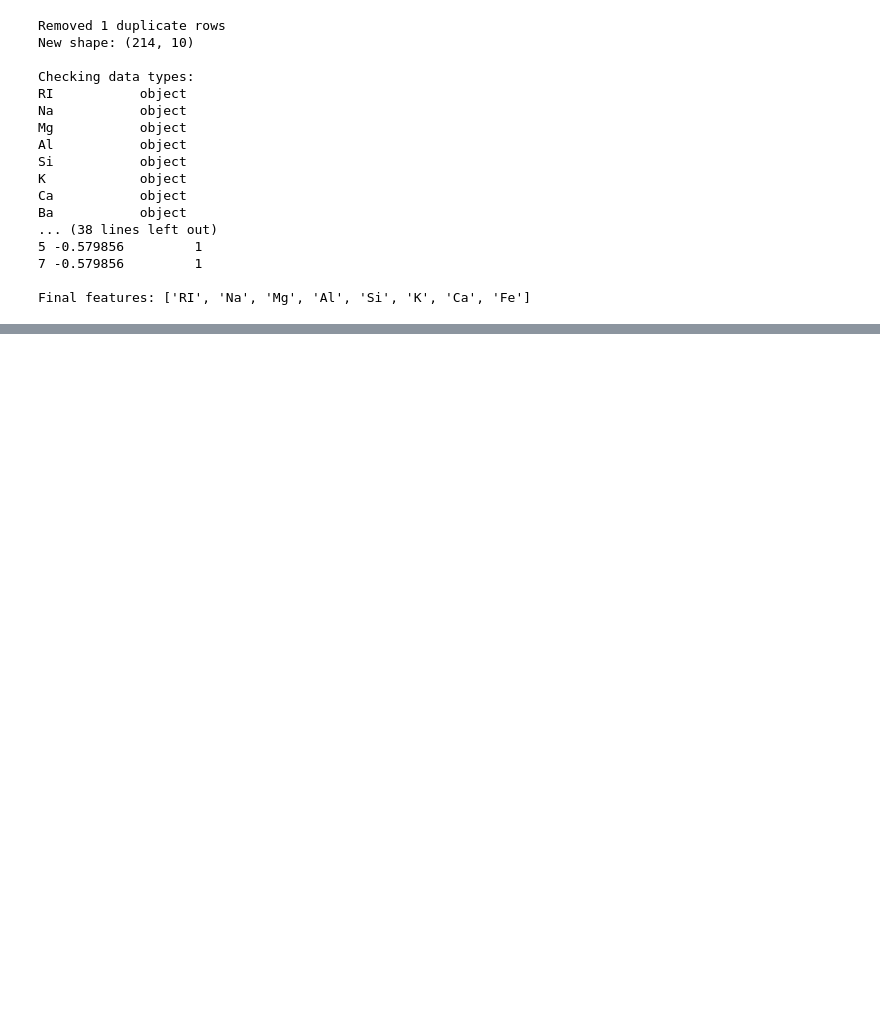
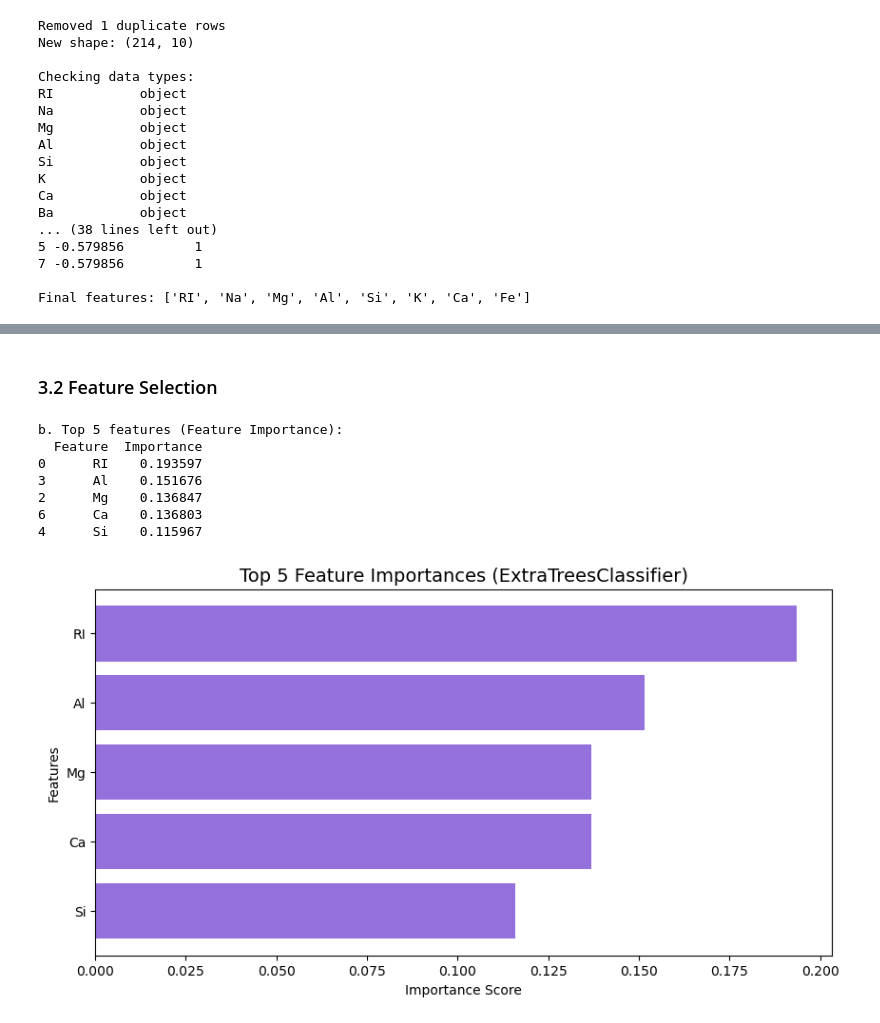
Before and after one commit to PEEACHYBEE/DataMiningPairActs, a Jupyter notebook: MidAct01.ipynb, the cells around one changed output, grey strips where cells are left out. Drawn from its saved outputs; the diff is of its cells as text; code cells hidden in the pictures; blank space fills up the shorter version.

```diff
--- a/MidAct01.ipynb
+++ b/MidAct01.ipynb
@@ -279,0 +263,33 @@ b. Top 5 features (Feature Importance):
+# %% [markdown]
+### 3.2 Feature Selection
+# %%
+model = ExtraTreesClassifier(random_state=10)
+model.fit(X, y)
+importance = pd.DataFrame({
+    'Feature': X.columns,
+    'Importance': model.feature_importances_
+}).sort_values('Importance', ascending=False)
+
+
+top_5_importance = importance.head(5)['Feature'].tolist()
+print("\nb. Top 5 features (Feature Importance):")
+print(importance.head(5))
+top5 = importance.head(5)
+
+
+plt.figure(figsize=(10, 5))
+plt.barh(top5['Feature'], top5['Importance'], color='mediumpurple')
+plt.title('Top 5 Feature Importances (ExtraTreesClassifier)', fontsize=14)
+plt.xlabel('Importance Score')
+plt.ylabel('Features')
+plt.gca().invert_yaxis()
+plt.show()
+# %% [output]
+b. Top 5 features (Feature Importance):
+  Feature  Importance
+0      RI    0.193597
+3      Al    0.151676
+2      Mg    0.136847
+6      Ca    0.136803
+4      Si    0.115967
+[figure, added]
```
Also changed, not shown: parts of 13 cells of this notebook, 3 other files.
